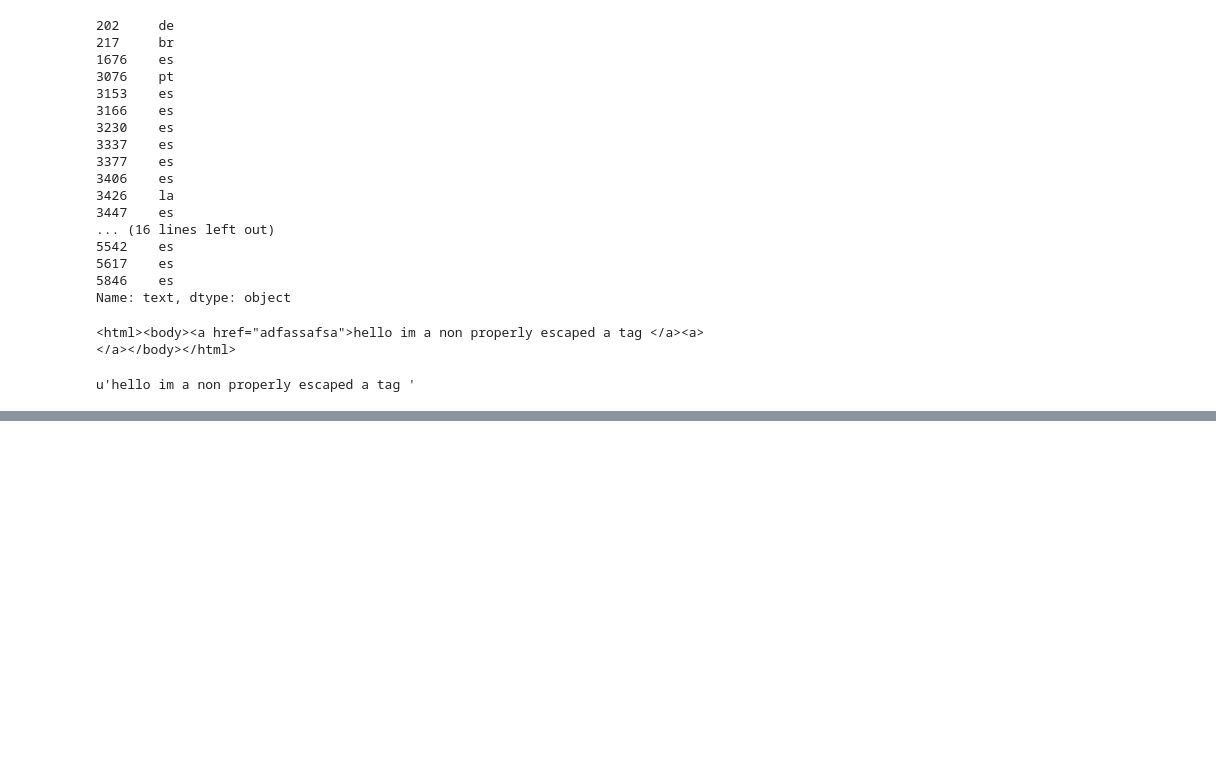
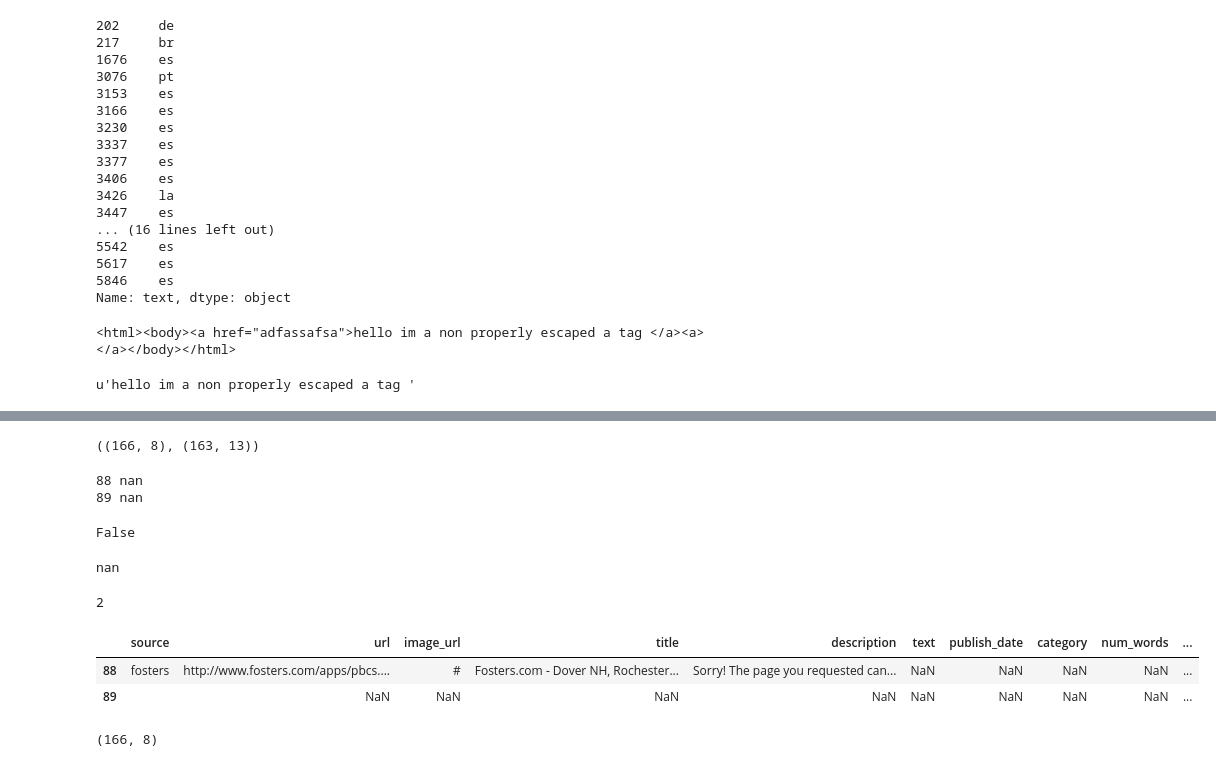
Before and after one commit to tdpetrou/News-Event-Classification, a Jupyter notebook: Exploratory notebook.ipynb, the cells around one changed output, grey strips where cells are left out. Cells and saved outputs as stored; diff of their text form; code cells hidden in the pictures; blank space fills up the shorter version.

```diff
--- a/Exploratory notebook.ipynb
+++ b/Exploratory notebook.ipynb
@@ -870,0 +1051,2 @@ REPLACEMENTS = [
+# %%
+a= pd.read_csv('data/combined_gun.csv')
@@ -870,0 +1082,35 @@ REPLACEMENTS = [
+# %%
+combined_data.shape, a.shape
+# %% [output]
+((166, 8), (163, 13))
+# %%
+for i, text in enumerate(a['text'].values):
+    try:
+        len(text)
+    except:
+        print i, text
+# %% [output]
+88 nan
+89 nan
+# %%
+a['text'].values is np.nan
+# %% [output]
+False
+# %%
+np.nan
+# %% [output]
+nan
+# %%
+sum(a['text'].isnull())
+# %% [output]
+2
+# %%
+a.ix[88:89]
+# %% [output]
+|  | source | url | image_url | title | description | text | publish_date | category | num_words | ... |
+| 88 | fosters | http://www.fosters.com/apps/pbcs.... | # | Fosters.com - Dover NH, Rochester... | Sorry! The page you requested can... | NaN | NaN | NaN | NaN | ... |
+| 89 |  | NaN | NaN | NaN | NaN | NaN | NaN | NaN | NaN | ... |
+# %%
+data.shape
+# %% [output]
+(166, 8)
```
Also changed, not shown: parts of 26 cells of this notebook, 11 other files.
